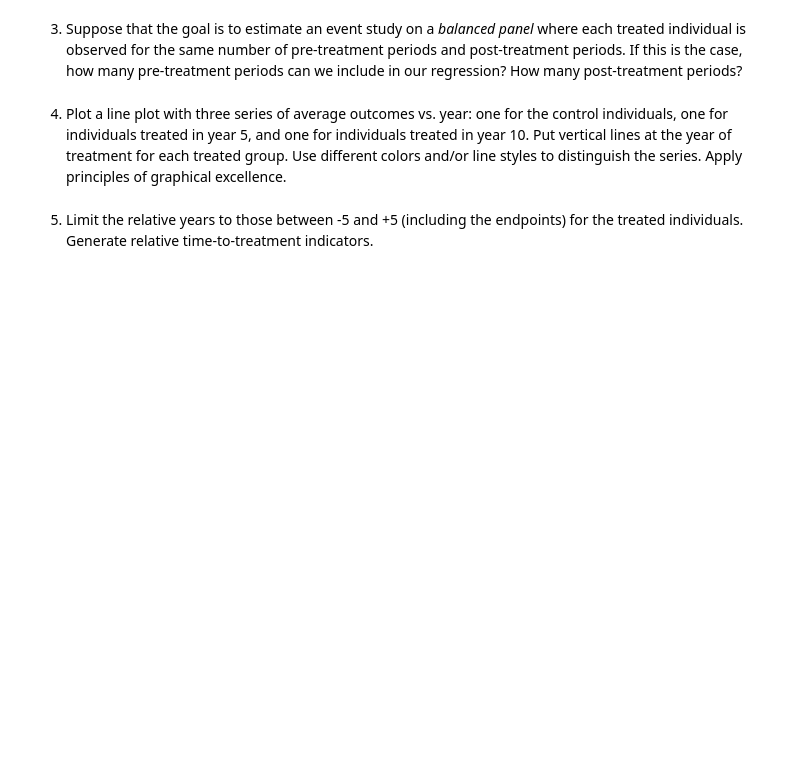
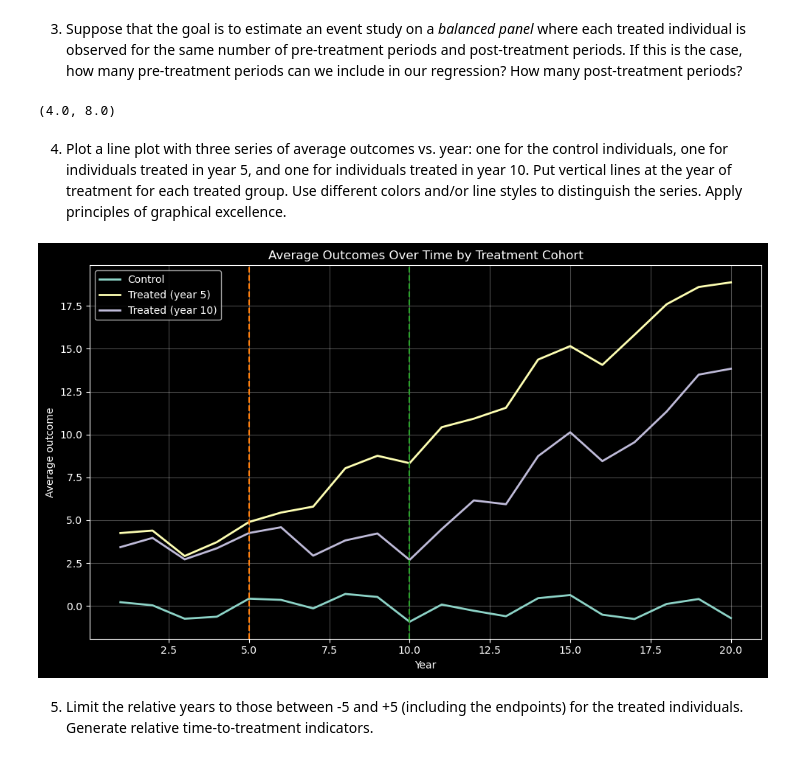
Before and after one commit to messymoose/ECON570, a Jupyter notebook: projects/cp4_f25.ipynb, the cells around one changed output. Saved outputs shown, nothing was run; the diff lists cells and outputs as text; code cells hidden in the pictures; blank space fills up the shorter version.

```diff
--- a/projects/cp4_f25.ipynb
+++ b/projects/cp4_f25.ipynb
@@ -18,6 +68,55 @@ The data 'cp4_event.csv' contains simulated panel data with an observation for a
 # %% [markdown]
 3. Suppose that the goal is to estimate an event study on a *balanced panel* where each treated individual is observed for the same number of pre-treatment periods and post-treatment periods. If this is the case, how many pre-treatment periods can we include in our regression? How many post-treatment periods?
+# %%
+y_min = event["year"].min()
+y_max = event["year"].max()
+
+treated_df = event[event["treated"] == 1].copy()
+t_min = treated_df["treat_year"].min()
+t_max = treated_df["treat_year"].max()
+
+L_pre  = t_min - y_min
+L_post = y_max - t_max
+
+L_pre, L_post
+# %% [output]
+(4.0, 8.0)
 # %% [markdown]
 4. Plot a line plot with three series of average outcomes vs. year: one for the control individuals, one for individuals treated in year 5, and one for individuals treated in year 10. Put vertical lines at the year of treatment for each treated group. Use different colors and/or line styles to distinguish the series. Apply principles of graphical excellence.
+# %%
+control = event[event["treated"] == 0]
+
+treated_5 = event[event["treat_year"] == 5]
+treated_10 = event[event["treat_year"] == 10]
+
+
+avg_control = control.groupby("year")["outcome"].mean()
+avg_5 = treated_5.groupby("year")["outcome"].mean()
+avg_10 = treated_10.groupby("year")["outcome"].mean()
+
+plt.figure(figsize=(10,6))
+
+plt.plot(avg_control.index, avg_control.values,
+         label="Control", linewidth=2)
+
+plt.plot(avg_5.index, avg_5.values,
+         label="Treated (year 5)", linewidth=2)
+
+plt.plot(avg_10.index, avg_10.values,
+         label="Treated (year 10)", linewidth=2)
+
+plt.axvline(5, color="tab:orange", linestyle="--", linewidth=1.5)
+plt.axvline(10, color="tab:green", linestyle="--", linewidth=1.5)
+
+plt.xlabel("Year")
+plt.ylabel("Average outcome")
+plt.title("Average Outcomes Over Time by Treatment Cohort")
+plt.legend()
+plt.grid(alpha=0.3)
+
+plt.tight_layout()
+plt.show()
+# %% [output]
+[figure, added]
 # %% [markdown]
 5. Limit the relative years to those between -5 and +5 (including the endpoints) for the treated individuals. Generate relative time-to-treatment indicators.
```
Also changed, not shown: parts of 10 cells of this notebook.
